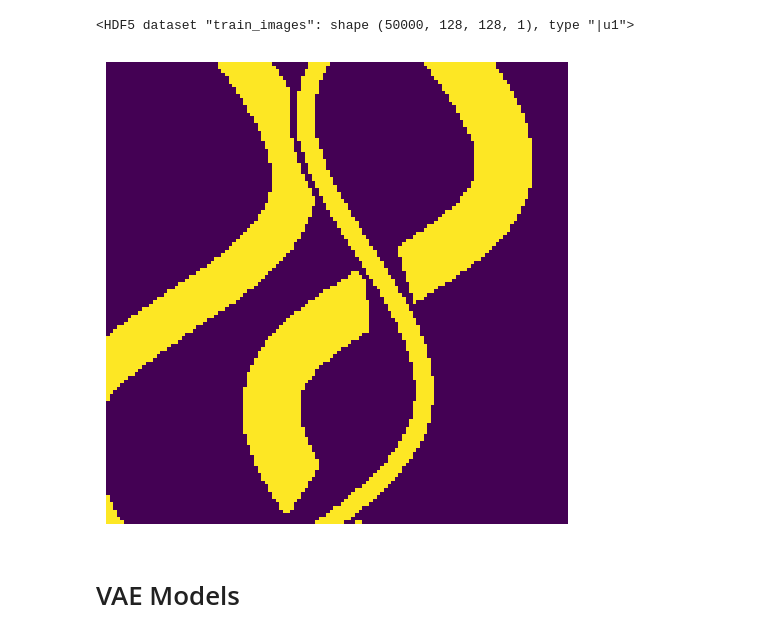
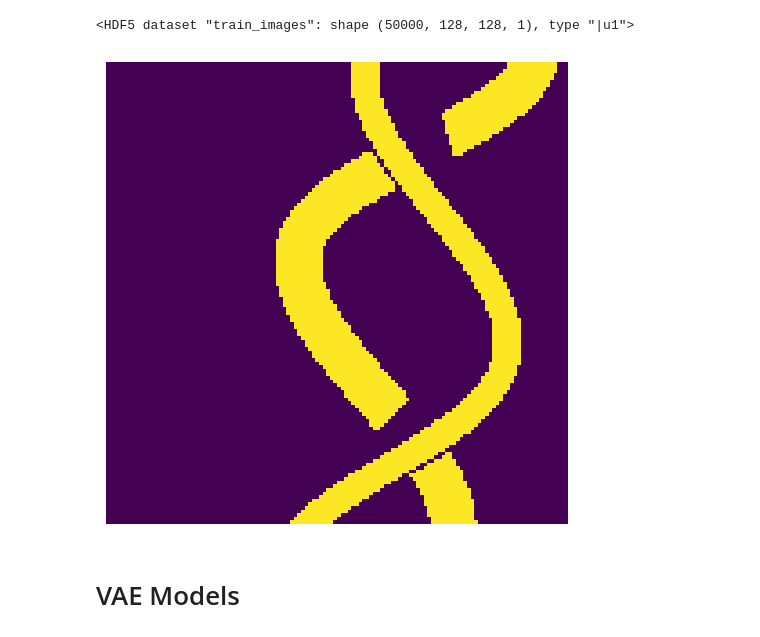
Before and after one commit to joaoboger/TechnicalChallenge_GenerativeAI, a Jupyter notebook: source/train.ipynb, the cells around one changed output. Saved outputs shown, nothing was run; the diff lists cells and outputs as text; code cells hidden in the pictures.

```diff
--- a/source/train.ipynb
+++ b/source/train.ipynb
@@ -31,12 +27,12 @@ dataset = x_train[:]
 # %%
 # Plotting images from dataset
 plt.figure(figsize=(6,6))
 
-plt.imshow(dataset[5])
+plt.imshow(dataset[15])
 plt.axis('off')
 
 plt.show()
 # %% [output]
-[figure, old version]
+[figure, new version]
 # %% [markdown]
 # VAE Models
```
Also changed, not shown: parts of 30 cells of this notebook.
